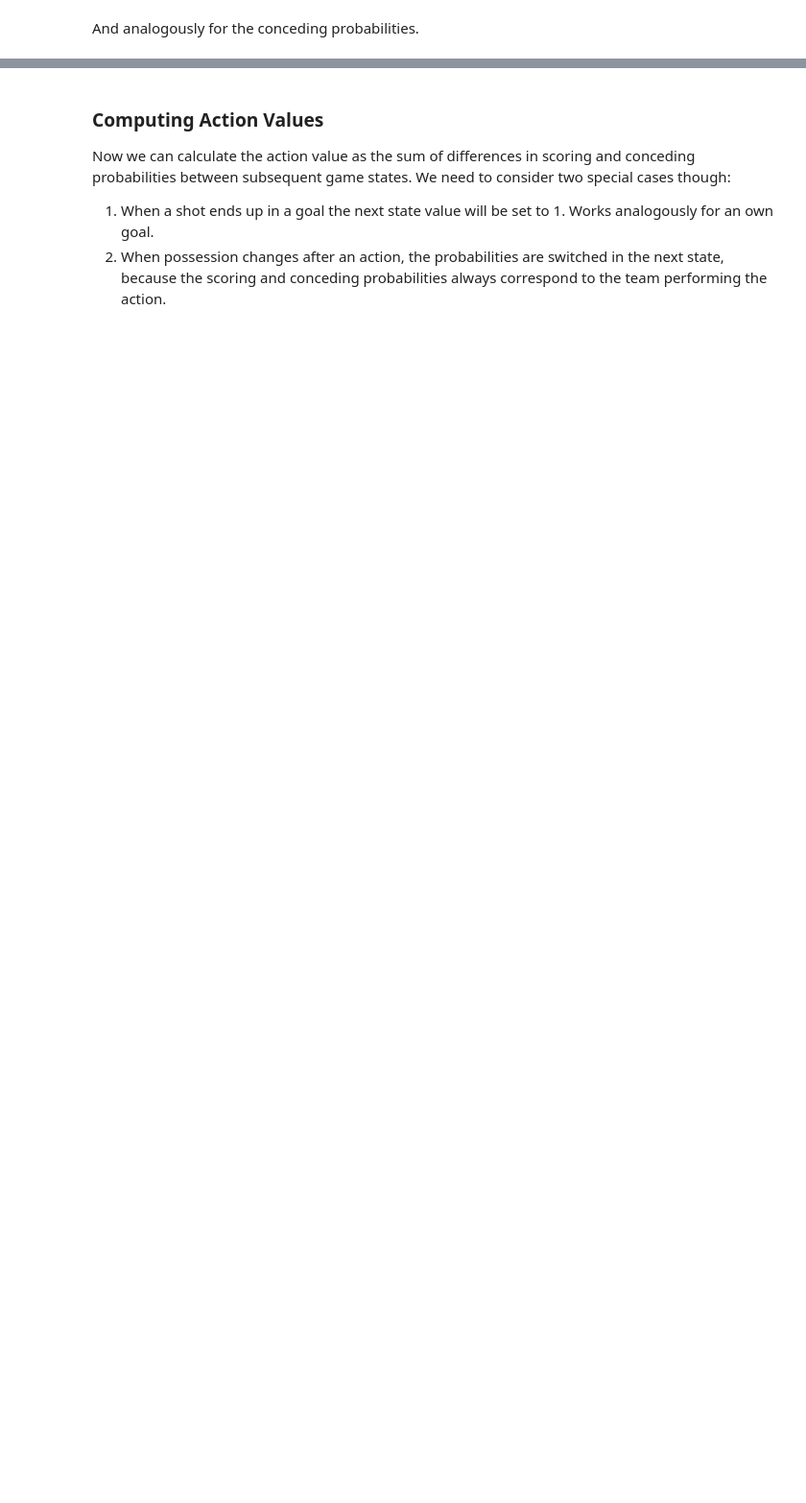
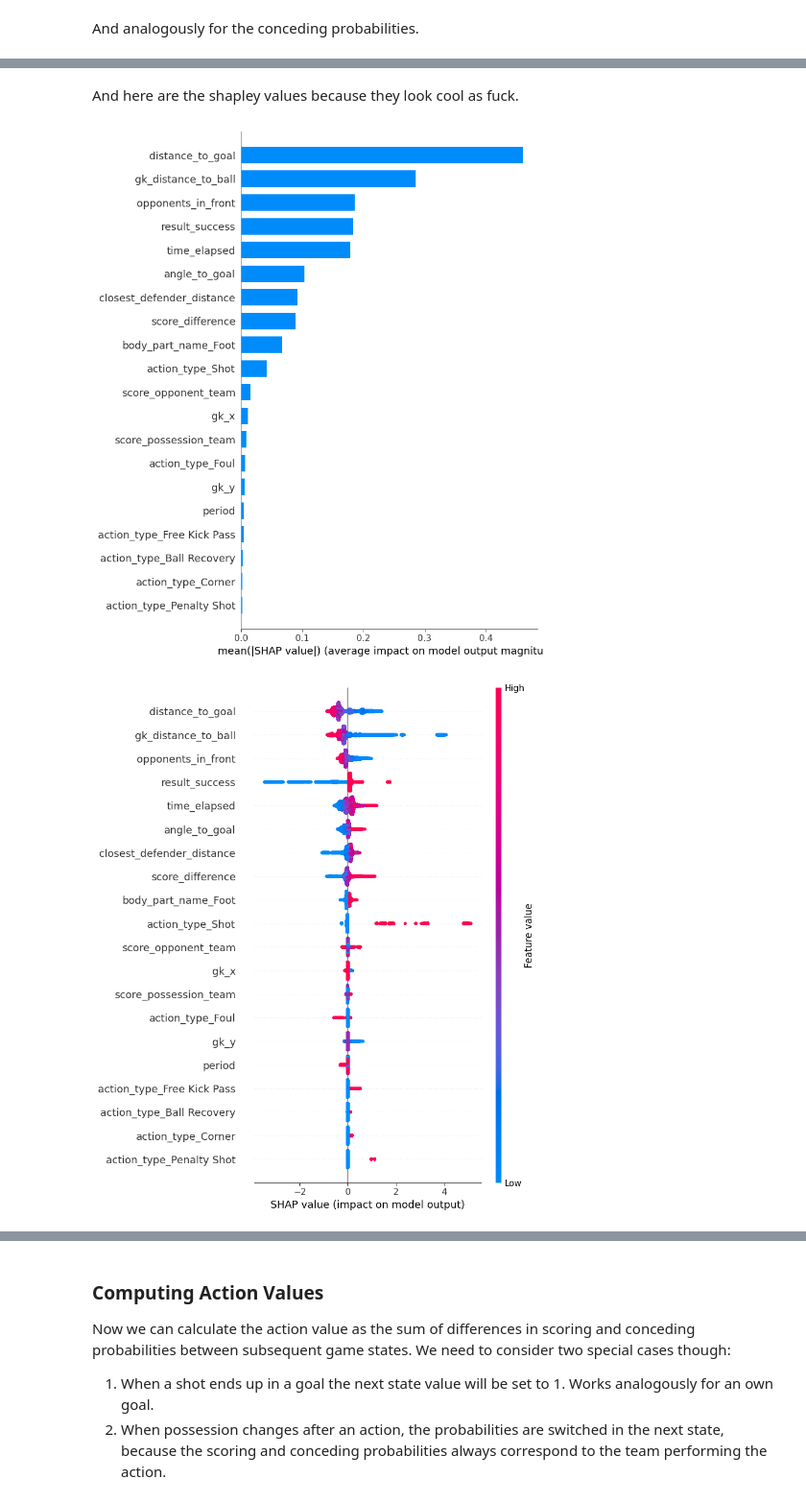
Before and after one commit to manueltuor/Data-Science-Project, a Jupyter notebook: 2_Training_Model.ipynb, the cells around one changed output, grey strips where cells are left out. Shown: that part at 96% size. Drawn from its saved outputs; the diff is of its cells as text; code cells hidden in the pictures; blank space fills up the shorter version.

```diff
--- a/2_Training_Model.ipynb
+++ b/2_Training_Model.ipynb
@@ -201,0 +311,25 @@ And analogously for the conceding probabilities.
+# %% [markdown]
+And here are the shapley values because they look cool as fuck.
+# %%
+explainer = shap.TreeExplainer(xgb_model)
+
+shap_values = explainer.shap_values(X)
+
+plt.figure()
+shap.summary_plot(shap_values, X, plot_type='bar')
+plt.title("SHAP Feature Importance (Bar Plot)")
+plt.tight_layout()
+
+shap.summary_plot(shap_values, X)
+
+index = 0
+shap.initjs()
+shap.force_plot(
+    explainer.expected_value,
+    shap_values[index],
+    X.iloc[index],
+    matplotlib=True
+)
+# %% [output]
+[figure, added]
+[figure, added]
```
Also changed, not shown: parts of 17 cells of this notebook, 1 other file.
